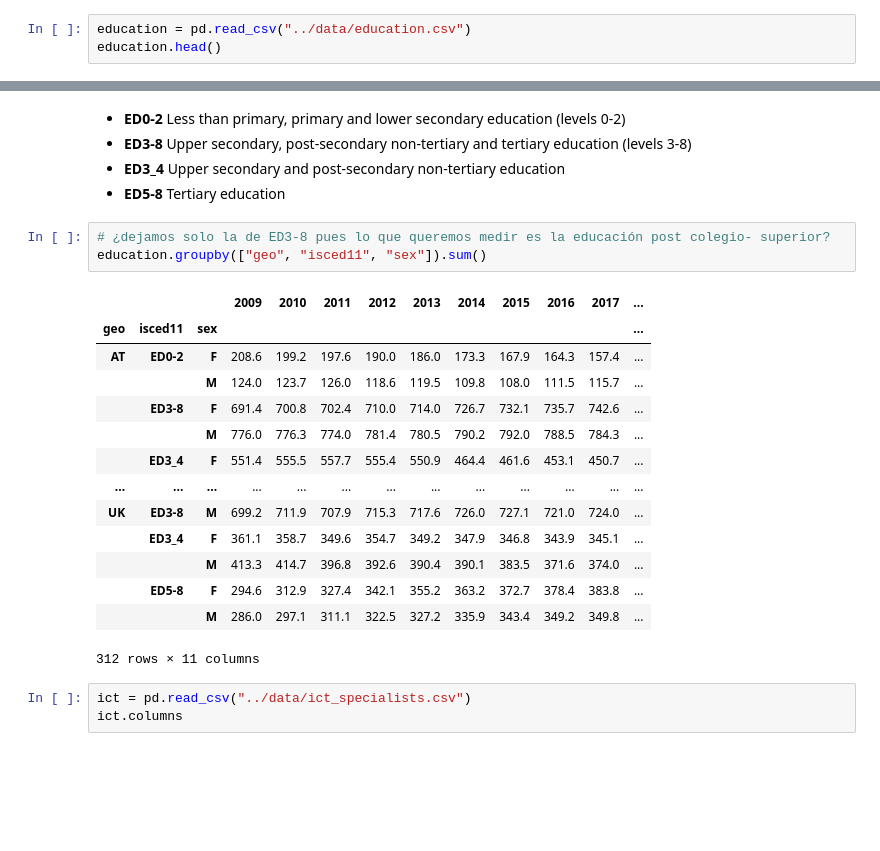
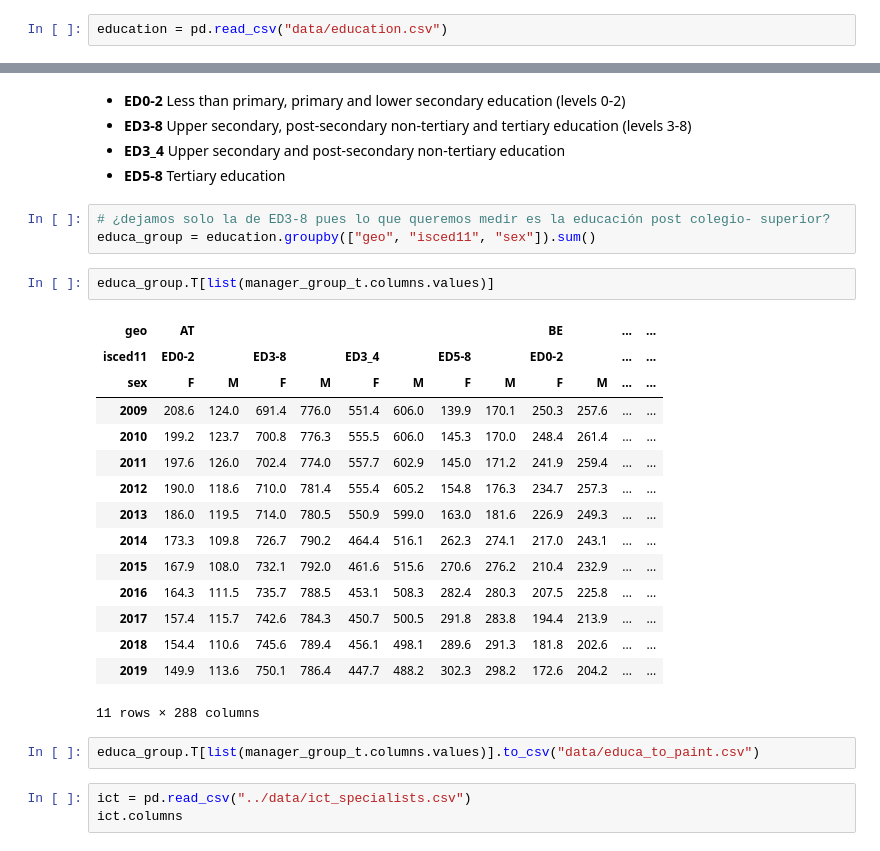
Before and after one commit to silvialcastilla/womenintech, a Jupyter notebook: notebooks/tablas_agregadas.ipynb, the cells around one changed output, grey strips where cells are left out. Drawn from its saved outputs; the diff is of its cells as text; blank space fills up the shorter version.

Commit message:
data to paint added

```diff
--- a/notebooks/tablas_agregadas.ipynb
+++ b/notebooks/tablas_agregadas.ipynb
@@ -60,5 +66,4 @@ array(['European Union - 27 countries (from 2020)',
 # mirar años que tienen todos los csv en común [2009-2019]
 # porcentaje de la mujer <-- así no tengo que manejar los datos de hombres y mujeres, solo en términos relativos
 # %%
-education = pd.read_csv("../data/education.csv")
-education.head()
+education = pd.read_csv("data/education.csv")
@@ -81,22 +78,27 @@ education = education[(education["sex"] == "M") | (education["sex"] == "F")]
 - **ED5-8** Tertiary education
 # %%
 # ¿dejamos solo la de ED3-8 pues lo que queremos medir es la educación post colegio- superior?
-education.groupby(["geo", "isced11", "sex"]).sum()
+educa_group = education.groupby(["geo", "isced11", "sex"]).sum()
-# %% [output]
-|  |  |  | 2009 | 2010 | 2011 | 2012 | 2013 | 2014 | 2015 | 2016 | 2017 | ... |
-| geo | isced11 | sex |  |  |  |  |  |  |  |  |  | ... |
-| AT | ED0-2 | F | 208.6 | 199.2 | 197.6 | 190.0 | 186.0 | 173.3 | 167.9 | 164.3 | 157.4 | ... |
-|  |  | M | 124.0 | 123.7 | 126.0 | 118.6 | 119.5 | 109.8 | 108.0 | 111.5 | 115.7 | ... |
-|  | ED3-8 | F | 691.4 | 700.8 | 702.4 | 710.0 | 714.0 | 726.7 | 732.1 | 735.7 | 742.6 | ... |
-|  |  | M | 776.0 | 776.3 | 774.0 | 781.4 | 780.5 | 790.2 | 792.0 | 788.5 | 784.3 | ... |
-|  | ED3_4 | F | 551.4 | 555.5 | 557.7 | 555.4 | 550.9 | 464.4 | 461.6 | 453.1 | 450.7 | ... |
-| ... | ... | ... | ... | ... | ... | ... | ... | ... | ... | ... | ... | ... |
-| UK | ED3-8 | M | 699.2 | 711.9 | 707.9 | 715.3 | 717.6 | 726.0 | 727.1 | 721.0 | 724.0 | ... |
-|  | ED3_4 | F | 361.1 | 358.7 | 349.6 | 354.7 | 349.2 | 347.9 | 346.8 | 343.9 | 345.1 | ... |
-|  |  | M | 413.3 | 414.7 | 396.8 | 392.6 | 390.4 | 390.1 | 383.5 | 371.6 | 374.0 | ... |
-|  | ED5-8 | F | 294.6 | 312.9 | 327.4 | 342.1 | 355.2 | 363.2 | 372.7 | 378.4 | 383.8 | ... |
-|  |  | M | 286.0 | 297.1 | 311.1 | 322.5 | 327.2 | 335.9 | 343.4 | 349.2 | 349.8 | ... |
-312 rows × 11 columns
+# %%
+educa_group.T[list(manager_group_t.columns.values)]
+# %% [output]
+| geo | AT |  |  |  |  |  |  |  | BE |  | ... | ... |
+| isced11 | ED0-2 |  | ED3-8 |  | ED3_4 |  | ED5-8 |  | ED0-2 |  | ... | ... |
+| sex | F | M | F | M | F | M | F | M | F | M | ... | ... |
+| 2009 | 208.6 | 124.0 | 691.4 | 776.0 | 551.4 | 606.0 | 139.9 | 170.1 | 250.3 | 257.6 | ... | ... |
+| 2010 | 199.2 | 123.7 | 700.8 | 776.3 | 555.5 | 606.0 | 145.3 | 170.0 | 248.4 | 261.4 | ... | ... |
+| 2011 | 197.6 | 126.0 | 702.4 | 774.0 | 557.7 | 602.9 | 145.0 | 171.2 | 241.9 | 259.4 | ... | ... |
+| 2012 | 190.0 | 118.6 | 710.0 | 781.4 | 555.4 | 605.2 | 154.8 | 176.3 | 234.7 | 257.3 | ... | ... |
+| 2013 | 186.0 | 119.5 | 714.0 | 780.5 | 550.9 | 599.0 | 163.0 | 181.6 | 226.9 | 249.3 | ... | ... |
+| 2014 | 173.3 | 109.8 | 726.7 | 790.2 | 464.4 | 516.1 | 262.3 | 274.1 | 217.0 | 243.1 | ... | ... |
+| 2015 | 167.9 | 108.0 | 732.1 | 792.0 | 461.6 | 515.6 | 270.6 | 276.2 | 210.4 | 232.9 | ... | ... |
+| 2016 | 164.3 | 111.5 | 735.7 | 788.5 | 453.1 | 508.3 | 282.4 | 280.3 | 207.5 | 225.8 | ... | ... |
+| 2017 | 157.4 | 115.7 | 742.6 | 784.3 | 450.7 | 500.5 | 291.8 | 283.8 | 194.4 | 213.9 | ... | ... |
+| 2018 | 154.4 | 110.6 | 745.6 | 789.4 | 456.1 | 498.1 | 289.6 | 291.3 | 181.8 | 202.6 | ... | ... |
+| 2019 | 149.9 | 113.6 | 750.1 | 786.4 | 447.7 | 488.2 | 302.3 | 298.2 | 172.6 | 204.2 | ... | ... |
+11 rows × 288 columns
+# %%
+educa_group.T[list(manager_group_t.columns.values)].to_csv("data/educa_to_paint.csv")
 # %%
 ict = pd.read_csv("../data/ict_specialists.csv")
 ict.columns
```
Also changed, not shown: parts of 22 cells of this notebook.
